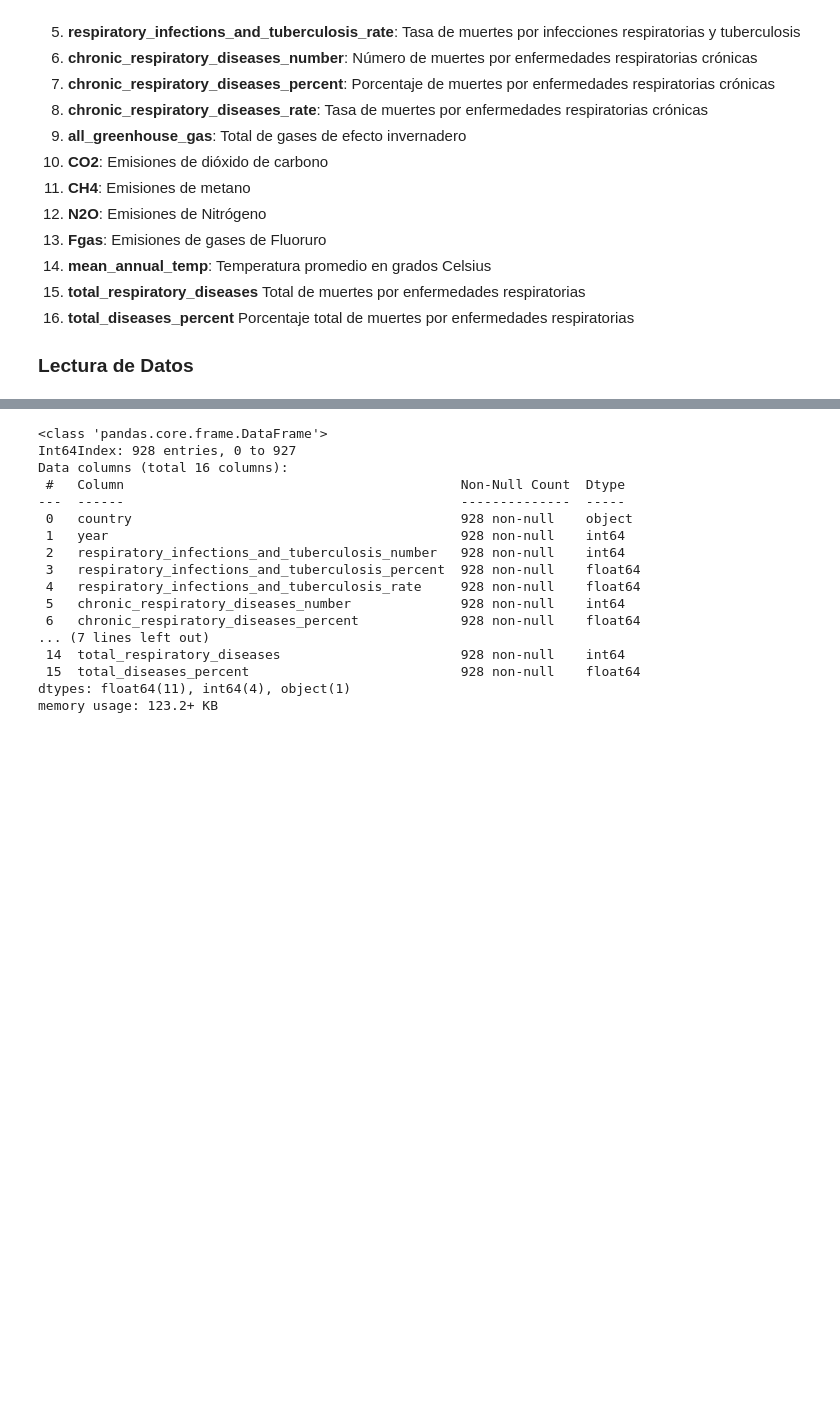
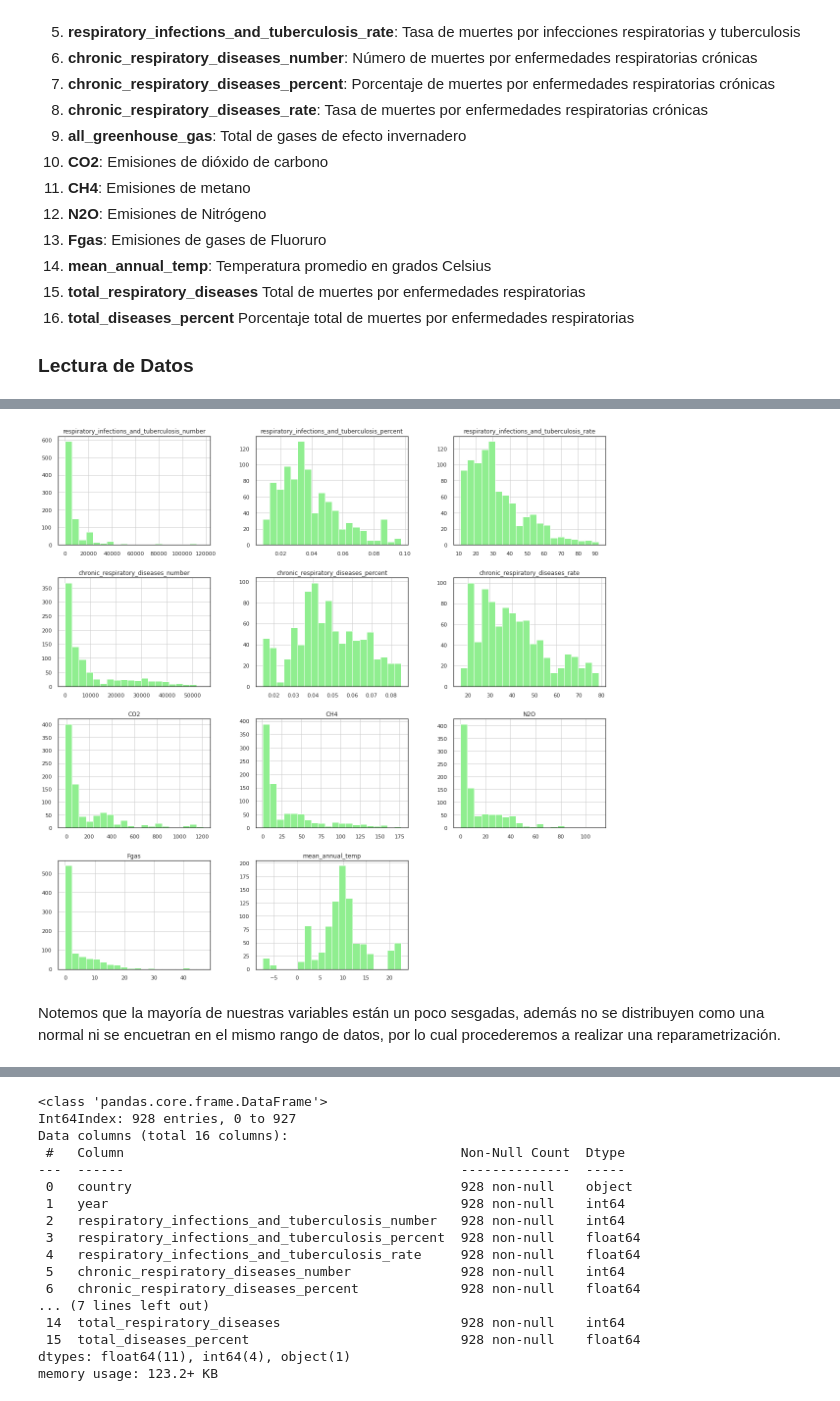
Before and after one commit to OmarGard/Bedu-E2-Modulo5, a Jupyter notebook: Postwork4 .ipynb, the cells around one changed output, grey strips where cells are left out. Drawn from its saved outputs; the diff is of its cells as text; code cells hidden in the pictures; blank space fills up the shorter version.

```diff
--- a/Postwork4 .ipynb
+++ b/Postwork4 .ipynb
@@ -68,0 +99,4 @@ df.head()
+# %%
+# Eliminamos variables que no utilizaremos
+data = df.drop(columns = ['country', 'year', 'total_respiratory_diseases','total_diseases_percent', 'all_greenhouse_gas'])
+data.head()
@@ -68,0 +110,8 @@ df.head()
+# %%
+# Observamos la distribución de nuestros datos
+sns.set(style = "white", rc = {"figure.figsize":(20,20)});
+data.hist(bins = 20, color = 'lightgreen');
+# %% [output]
+[figure, added]
+# %% [markdown]
+Notemos que la mayoría de nuestras variables están un poco sesgadas, además no se distribuyen como una normal ni se encuetran en el mismo rango de datos, por lo cual procederemos a realizar una reparametrización.
```
Also changed, not shown: parts of 17 cells of this notebook.
